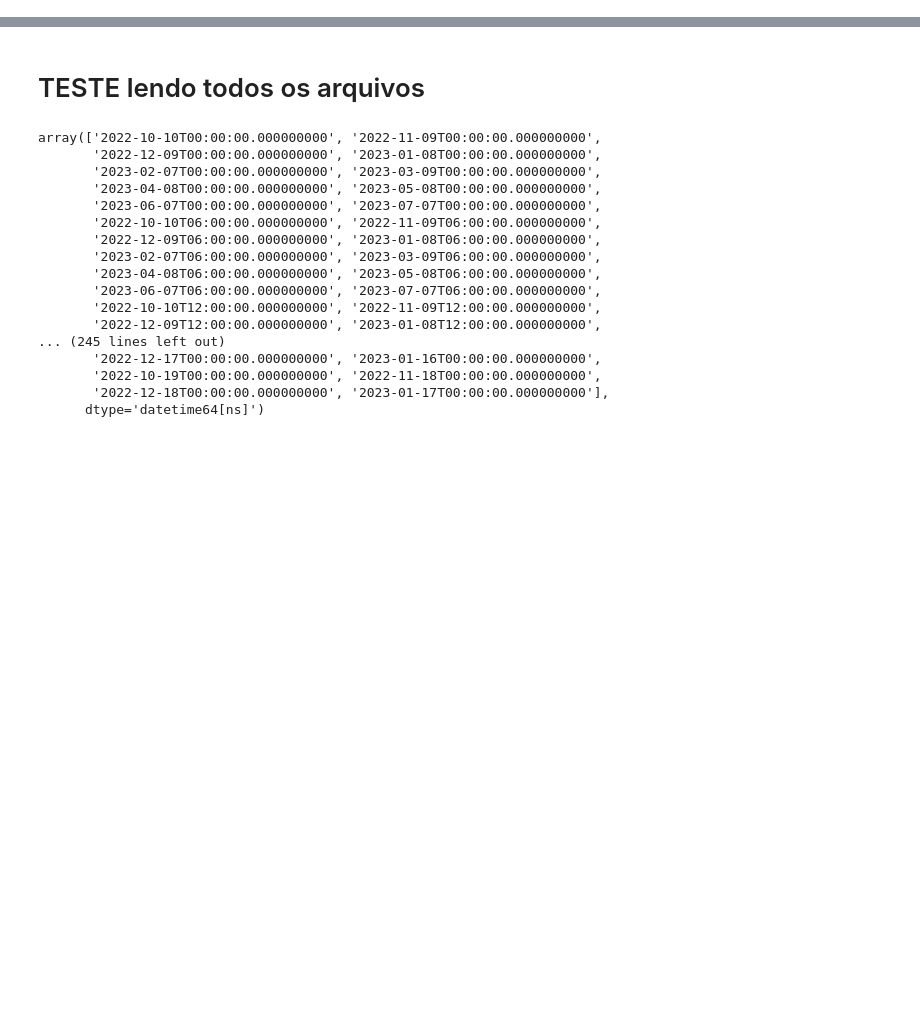
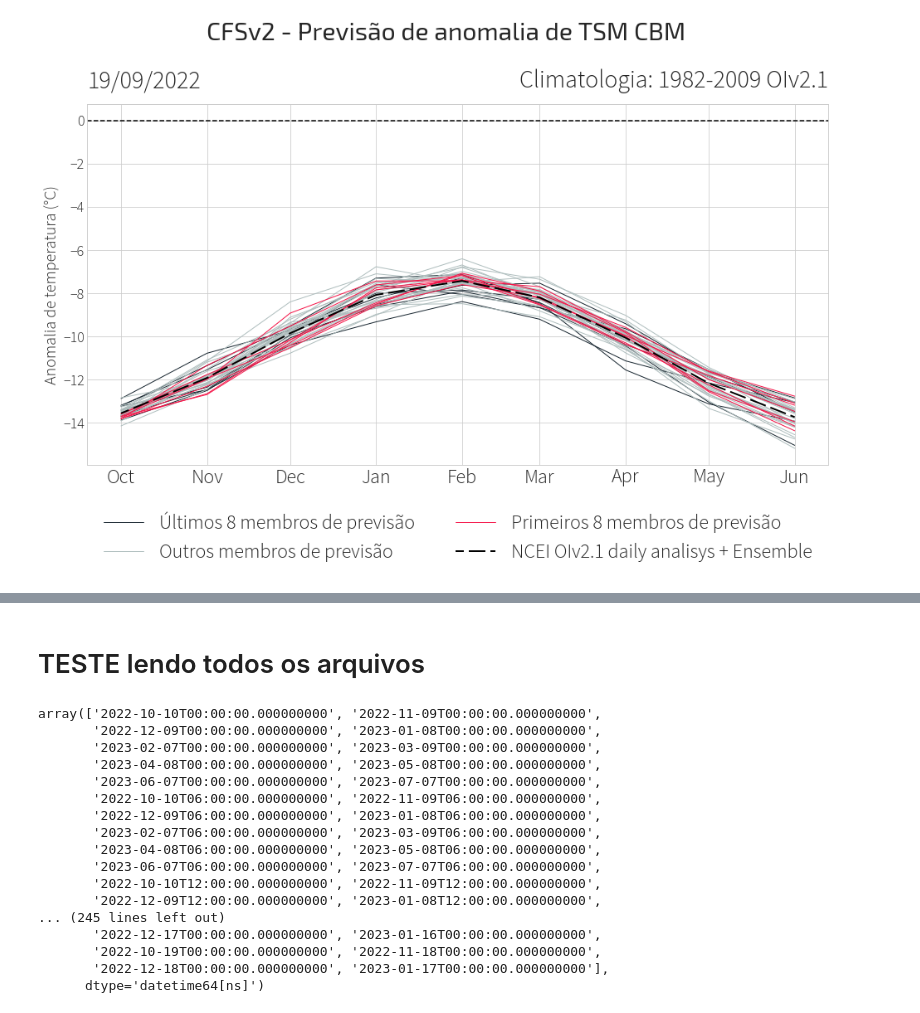
Before and after one commit to Ramonmurilo/cfs_plot_nino, a Jupyter notebook: teste_plot.ipynb, the cells around one changed output, grey strips where cells are left out. Drawn from its saved outputs; the diff is of its cells as text; code cells hidden in the pictures; blank space fills up the shorter version.

```diff
--- a/teste_plot.ipynb
+++ b/teste_plot.ipynb
@@ -217,0 +229,90 @@ fig.savefig('b.png', facecolor="white", bbox_inches="tight", dpi=300)
+# %%
+inicio = pendulum.datetime(2022,10,1)
+fim = pendulum.datetime(2023, 6, 1)
+periodo = pendulum.period(inicio, fim)
+
+####################
+## INICIO DO PLOT ##
+####################
+# Change the style of plot
+plt.style.use('seaborn-v0_8-whitegrid')
+fonte_titulo = Path('fonts', "Exo2-VariableFont_wght.ttf")
+fonte_outros = Path('fonts', "SourceSansPro-Light.ttf")
+myfont1 = mpl.font_manager.FontProperties(fname=fonte_outros, size=24)
+myFmt = mdates.DateFormatter('%b')
+
+#for indice in regioes[4]:
+indice = regioes[4]
+
+dict_nino_to_plot = {}
+outro_dict = {}
+for i in range(0,40):
+    dict_nino_to_plot[i] = pd.DataFrame(columns=['time', 'anom']) #nino34
+    outro_dict[i] = []
+
+fig, ax = plt.subplots(figsize=(16,8))
+ax.xaxis.set_major_formatter(myFmt)
+
+plt.suptitle(f'CFSv2 - Previsão de anomalia de {indice.nome}', font=fonte_titulo, fontsize=30, y=1.05)
+plt.title(f'19/09/2022', loc='left', font=fonte_outros, fontsize=30, pad=20)
+plt.title(f'Climatologia: {clima_texto}', loc='right', font=fonte_outros, fontsize=30, pad=20)
+plt.xticks(font=fonte_outros, fontsize=24)
+plt.yticks(font=fonte_outros, fontsize=18)
+#plt.ylim(-3.1,3)
+plt.axhline(y=0, color='#000000', linestyle='--')
+
+ax.set_ylabel('Anomalia de temperatura (°C)', fontsize=20, font=fonte_outros)
+
+###################
+# FOR NOS LEADS ###
+###################
+for dt in periodo.range('months'):
+    data_string = dt.format('YYYYMM')
+    dt_df_format = f"{dt.format('YYYY-MM')}-01"
+    mes_int = int(dt.format('MM'))
+
+    dataset = le_grib_por_mes(data_string)
+    anomalia_nino34 = recorte(dataset, mes_int, indice)
+
+    for i in range(0,40):
+
+        outro_dict[i].append([dt_df_format, anomalia_nino34[i].values])
+
+
+###################
+# RETORNO DO PLOT #
+###################
+contador = 0
+for i in range(39,0,-1):
+
+    if contador in range(0,7):
+        cor = "#182630" #'b'
+        label = 'Últimos 8 membros de previsão'
+    elif contador in range(32,40):
+        cor= "#F51347"#'r'
+        label = 'Primeiros 8 membros de previsão'
+    else:
+        cor='#AFBEBE'
+        label = 'Outros membros de previsão'
+
+    df2 = pd.DataFrame(outro_dict[i],
+                       columns=['time', 'anom'])
+
+    nino34c = pd.concat([dict_nino_to_plot[i], df2])
+    dict_nino_to_plot[i] = nino34c
+
+    indice_data = pd.to_datetime(nino34c.time, format='%Y.%m.%d')
+    ax.plot(indice_data, dict_nino_to_plot[i].anom.values, cor, label=label, linewidth=1)
+
+    contador = contador + 1
+
+ensemble = teste = pd.concat(list(dict_nino_to_plot.values()))
+ensemble = teste.groupby('time').mean()
+ax.plot(indice_data, ensemble, "#000000", linewidth=2, linestyle=(5, (10, 3)), label='NCEI OIv2.1 daily analisys + Ensemble')
+
+handles, labels = plt.gca().get_legend_handles_labels()
+by_label = dict(zip(labels, handles))
+
+plt.legend(by_label.values(), by_label.keys(), prop=myfont1, loc='center', ncols=2, bbox_to_anchor=(0.5, -0.2))
+#fig.savefig(f'{indice.nome}.png', facecolor="white", bbox_inches="tight", dpi=300)
+# %% [output]
@@ -217,0 +320 @@ fig.savefig('b.png', facecolor="white", bbox_inches="tight", dpi=300)
+[figure, added]
```
Also changed, not shown: parts of 11 cells of this notebook, 6 other files.
